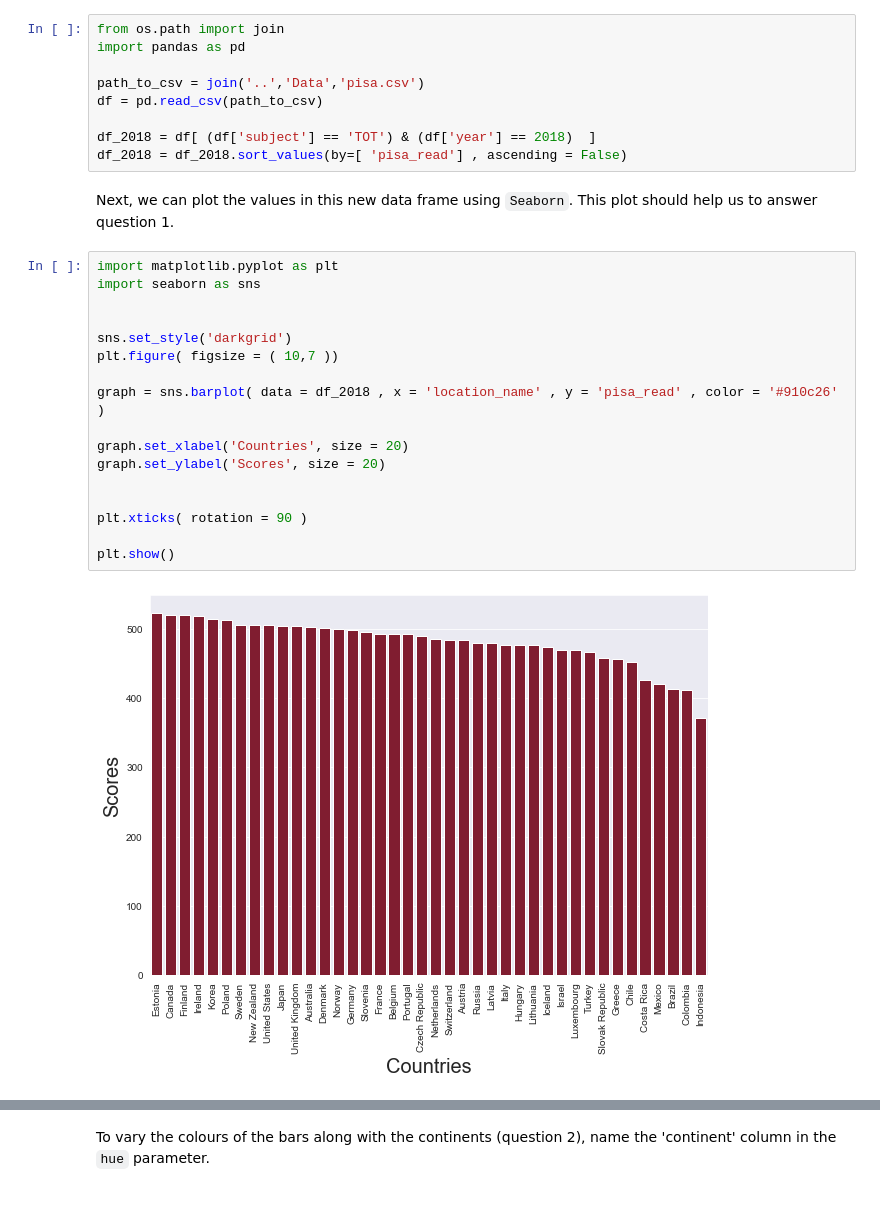
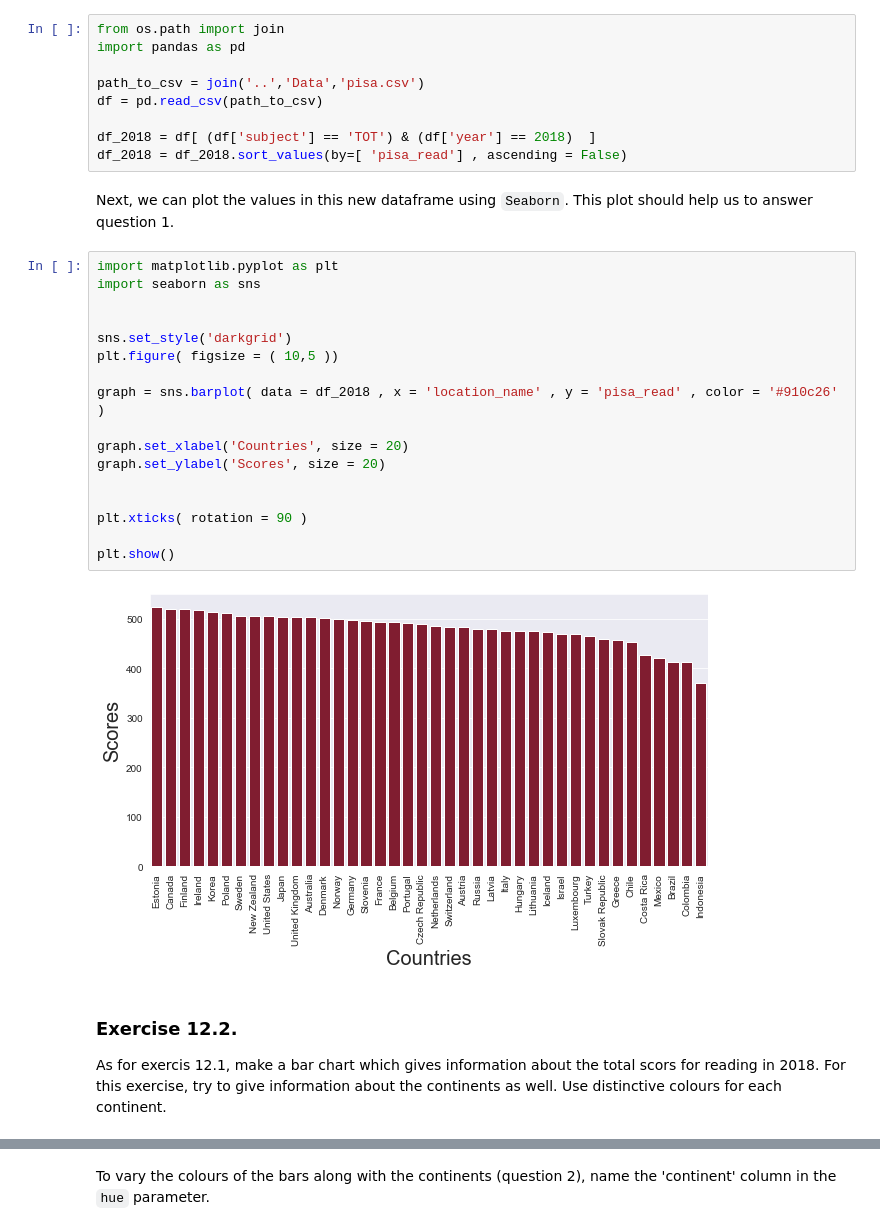
Before and after one commit to cdsleiden/python-tutorial, a Jupyter notebook: notebooks/Solutions/12 Visualisation.ipynb, the cells around one changed output, grey strips where cells are left out. Drawn from its saved outputs; the diff is of its cells as text; blank space fills up the shorter version.

Commit message:
Changes exercies in nb 11 & 12

```diff
--- a/notebooks/Solutions/12 Visualisation.ipynb
+++ b/notebooks/Solutions/12 Visualisation.ipynb
@@ -41,23 +24,27 @@ df = pd.read_csv(path_to_csv)
 df_2018 = df[ (df['subject'] == 'TOT') & (df['year'] == 2018)  ]
 df_2018 = df_2018.sort_values(by=[ 'pisa_read'] , ascending = False)
 # %% [markdown]
-Next, we can plot the values in this new data frame using `Seaborn`. This plot should help us to answer question 1.
+Next, we can plot the values in this new dataframe using `Seaborn`. This plot should help us to answer question 1.
 # %%
 import matplotlib.pyplot as plt
 import seaborn as sns
 
 
 sns.set_style('darkgrid')
-plt.figure( figsize = ( 10,7 ))
+plt.figure( figsize = ( 10,5 ))
 
 graph = sns.barplot( data = df_2018 , x = 'location_name' , y = 'pisa_read' , color = '#910c26' )
 
 graph.set_xlabel('Countries', size = 20)
 graph.set_ylabel('Scores', size = 20)
 
 
 plt.xticks( rotation = 90 )
 
 plt.show()
 # %% [output]
-[figure, old version]
+[figure, new version]
+# %% [markdown]
+### Exercise 12.2.
+
+As for exercis 12.1, make a bar chart which gives information about the total scors for reading in 2018. For this exercise, try to give information about the continents as well. Use distinctive colours for each continent.
```
Also changed, not shown: parts of 32 cells of this notebook, 2 other files.
